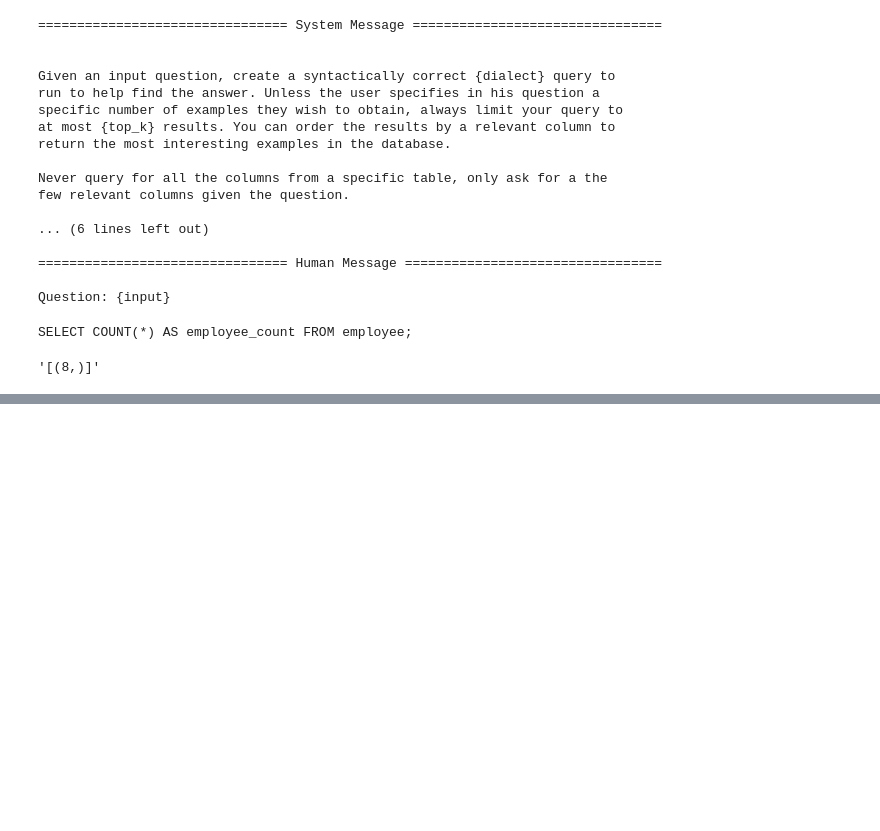
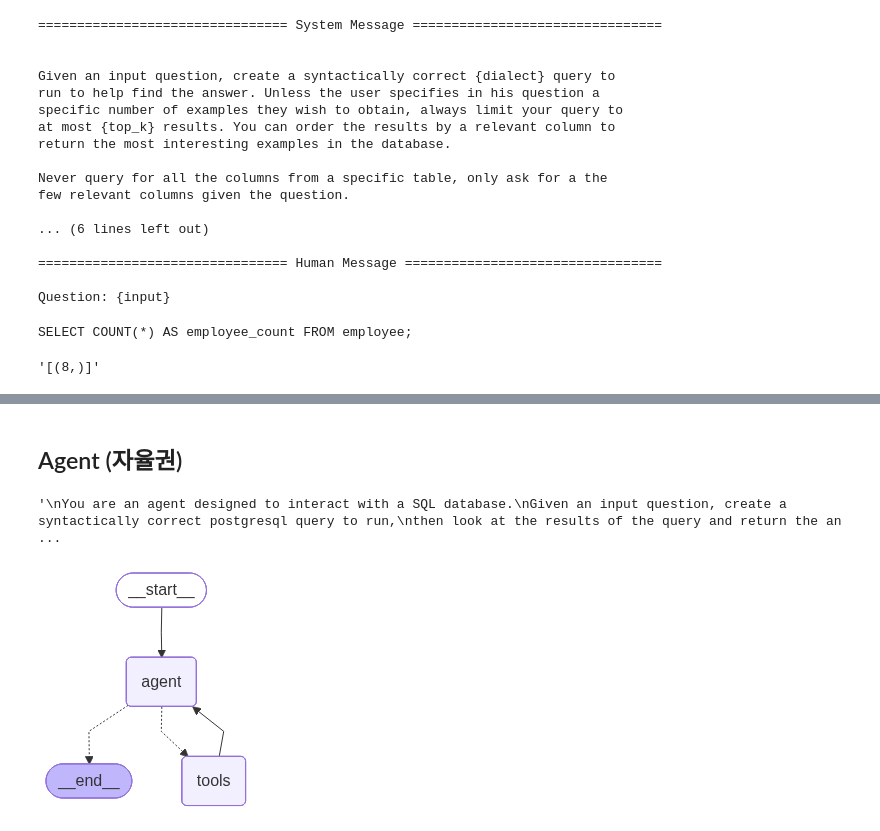
Before and after one commit to noh000/TIL, a Jupyter notebook: LLM-agent/13_SQL_conn.ipynb, the cells around one changed output, grey strips where cells are left out. Saved outputs shown, nothing was run; the diff lists cells and outputs as text; code cells hidden in the pictures; blank space fills up the shorter version.

Commit message:
LLM Agent_day7

```diff
--- a/LLM-agent/13_SQL_conn.ipynb
+++ b/LLM-agent/13_SQL_conn.ipynb
@@ -137,0 +240,6 @@ SELECT COUNT(*) AS employee_count FROM employee;
+# %% [markdown]
+## Agent (자율권)
+# %%
+from langchain_openai import ChatOpenAI
+
+llm = ChatOpenAI(model='gpt-4.1', temperature=0)
@@ -137,0 +257,43 @@ SELECT COUNT(*) AS employee_count FROM employee;
+# %%
+from langchain_community.agent_toolkits import SQLDatabaseToolkit
+
+toolkit = SQLDatabaseToolkit(db=db, llm=llm)
+
+tools = toolkit.get_tools()
+# %%
+system_message = """
+You are an agent designed to interact with a SQL database.
+Given an input question, create a syntactically correct {dialect} query to run,
+then look at the results of the query and return the answer. Unless the user
+specifies a specific number of examples they wish to obtain, always limit your
+query to at most {top_k} results.
+
+You can order the results by a relevant column to return the most interesting
+examples in the database. Never query for all the columns from a specific table,
+only ask for the relevant columns given the question.
+
+You MUST double check your query before executing it. If you get an error while
+executing a query, rewrite the query and try again.
+
+DO NOT make any DML statements (INSERT, UPDATE, DELETE, DROP etc.) to the
+database.
+
+To start you should ALWAYS look at the tables in the database to see what you
+can query. Do NOT skip this step.
+
+Then you should query the schema of the most relevant tables.
+""".format(
+    dialect="postgresql",
+    top_k=5,
+)
+# %% [output]
+'\nYou are an agent designed to interact with a SQL database.\nGiven an input question, create a syntactically correct postgresql query to run,\nthen look at the results of the query and return the an ...
+# %%
+from langchain_core.messages import HumanMessage
+from langgraph.prebuilt import create_react_agent
+
+agent_executor = create_react_agent(llm, tools, prompt=system_message)
+# %%
+display(Image(agent_executor.get_graph().draw_mermaid_png()))
+# %% [output]
+[figure, added]
```
Also changed, not shown: parts of 11 cells of this notebook, 8 other files.
